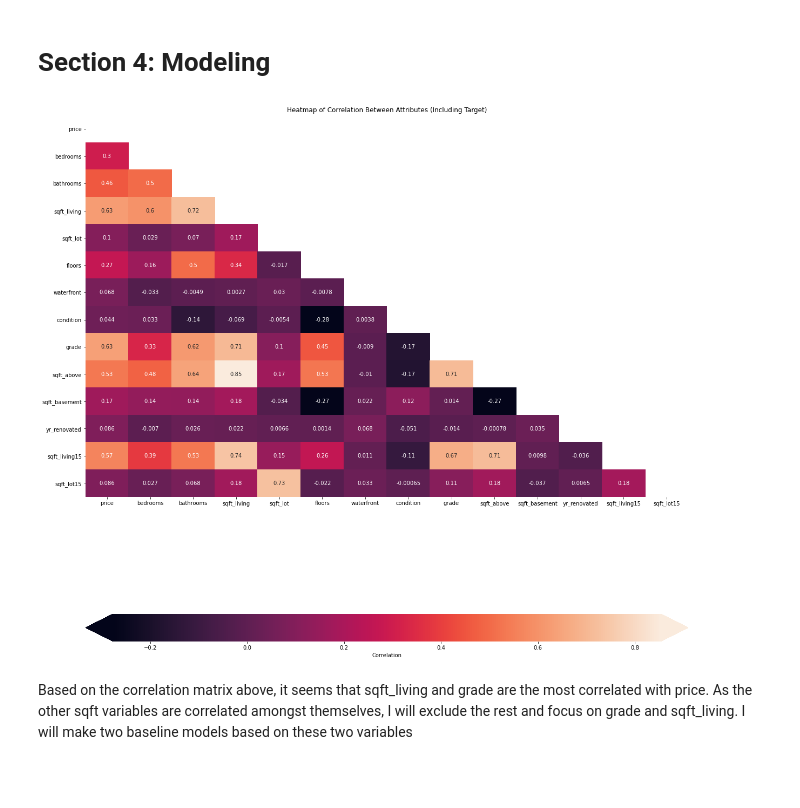
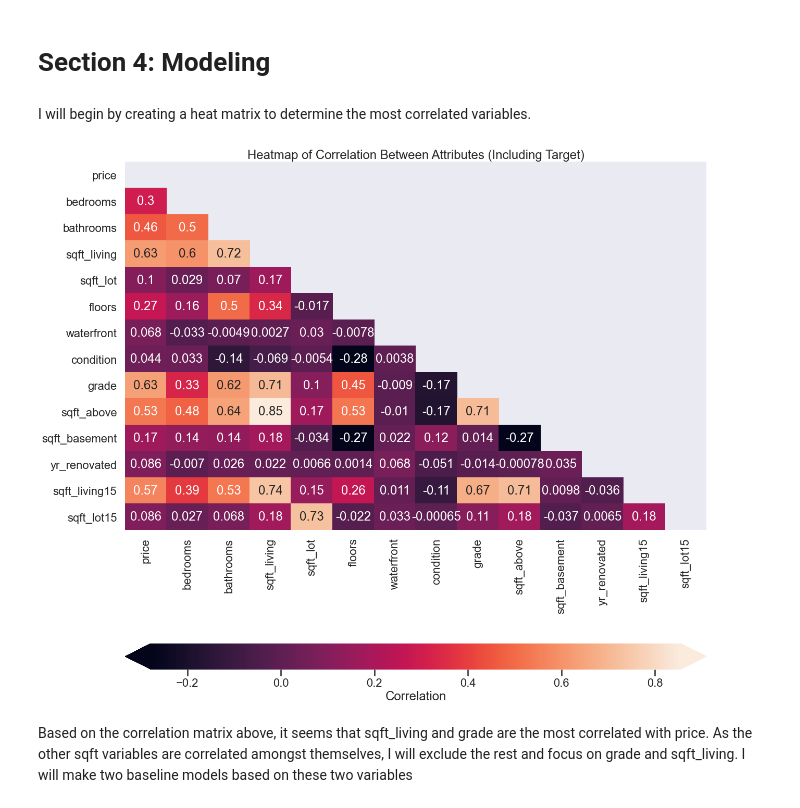
Before and after one commit to justingrisanti/dsc-phase-2-project, a Jupyter notebook: student.ipynb, the cells around one changed output. Saved outputs shown, nothing was run; the diff lists cells and outputs as text; code cells hidden in the pictures; blank space fills up the shorter version.

```diff
--- a/student.ipynb
+++ b/student.ipynb
@@ -387,5 +427,3 @@ Data columns (total 20 columns):
  19  sqft_lot15     15430 non-null  int64
 dtypes: float64(8), int64(11), object(1)
 memory usage: 2.5+ MB
-# %%
-x_train['sqft_basement'] = x_train['sqft_basement'].replace('?', None)
@@ -723,6 +727,8 @@ model.score(x_test,y_test)
 Now that we have reviewed our data, we can begin to model.
 # %% [markdown]
 # Section 4: Modeling
+# %% [markdown]
+I will begin by creating a heat matrix to determine the most correlated variables.
 # %%
 x_kc = kc_house.drop("price", axis=1)
 y_kc = kc_house["price"]
@@ -730,34 +736,39 @@ y_kc = kc_house["price"]
 import seaborn as sns
 import numpy as np
 
+sns.set_context('poster')
+sns.set_style("darkgrid")
 # Create a df with the target as the first column,
 # then compute the correlation matrix
 heatmap_data = pd.concat([y_train, x_train], axis=1)
 corr = heatmap_data.corr()
 
 # Set up figure and axes
 fig, ax = plt.subplots(figsize=(20, 20))
 
 # Plot a heatmap of the correlation matrix, with both
 # numbers and colors indicating the correlations
 sns.heatmap(
     # Specifies the data to be plotted
     data=corr,
     # The mask means we only show half the values,
     # instead of showing duplicates. It's optional.
     mask=np.triu(np.ones_like(corr, dtype=bool)),
     # Specifies that we should use the existing axes
     ax=ax,
     # Specifies that we want labels, not just colors
     annot=True,
     # Customizes colorbar appearance
     cbar_kws={"label": "Correlation", "orientation": "horizontal", "pad": .2, "extend": "both"}
 )
 
+
 # Customize the plot appearance
 ax.set_title("Heatmap of Correlation Between Attributes (Including Target)");
+fig.set_facecolor('white')
+plt.savefig('Visualizations/heatmap.png', bbox_inches = 'tight')
 # %% [output]
-[figure, old version]
+[figure, new version]
 # %% [markdown]
 Based on the correlation matrix above, it seems that sqft_living and grade are the most correlated with price. As the other sqft variables are correlated amongst themselves, I will exclude the rest and focus on grade and sqft_living. I will make two baseline models based on these two variables
 # %%
```
Also changed, not shown: parts of 79 cells of this notebook, 10 other files.
